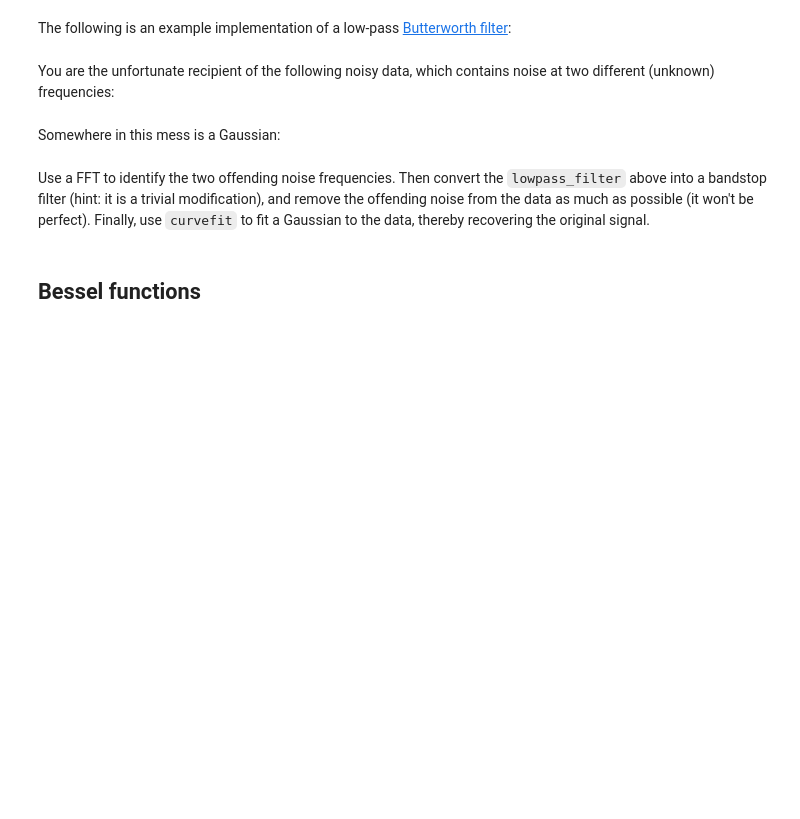
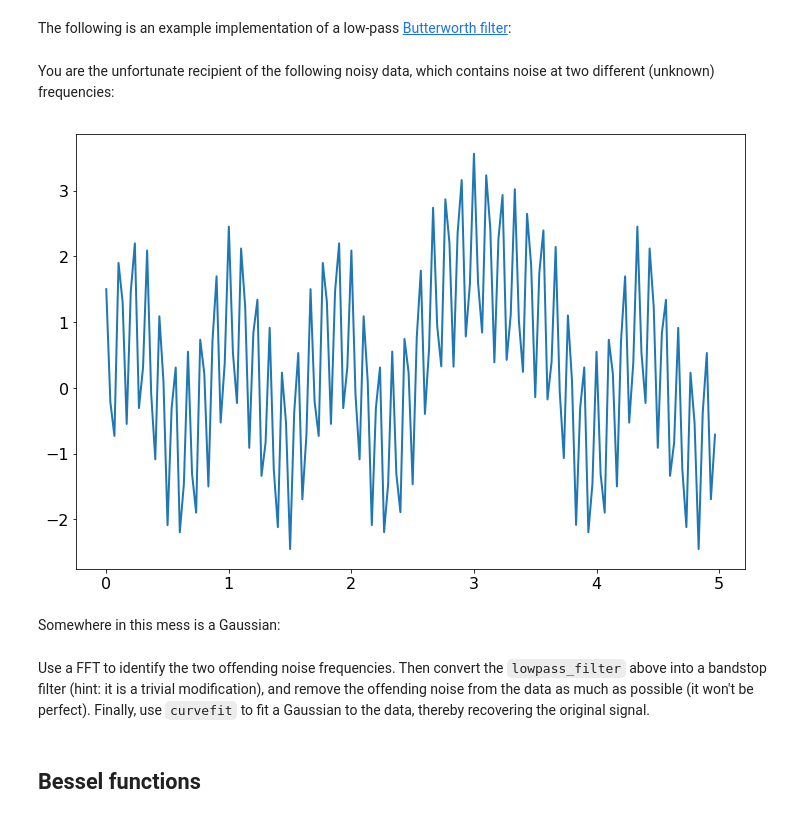
Before and after one commit to ftorradeflot/PythonMasterIFAE, a Jupyter notebook: scipy/scipy.ipynb, the cells around one changed output. Drawn from its saved outputs; the diff is of its cells as text; code cells hidden in the pictures; blank space fills up the shorter version.

Commit message:
Scipy - Arrange exercises 6 and 7

```diff
--- a/scipy/scipy.ipynb
+++ b/scipy/scipy.ipynb
@@ -900,11 +941,13 @@ def lowpass_filter(data, cutoff, fs, order=5):
 # %% [markdown]
 You are the unfortunate recipient of the following noisy data, which contains noise at two different (unknown) frequencies:
 # %%
-data = np.genfromtxt('../resources/scipy_filter_data.dat')
+data = np.genfromtxt('resources/scipy_filter_data.dat')
 t = data[:, 0]
 y = data[:, 1]
 sample_freq = (len(t) - 1)/(t[-1])
 plt.plot(t, y);   # these are your data
+# %% [output]
+[figure, added]
 # %% [markdown]
 Somewhere in this mess is a Gaussian:
 # %%
```
Also changed, not shown: parts of 34 cells of this notebook, 2 other files.
